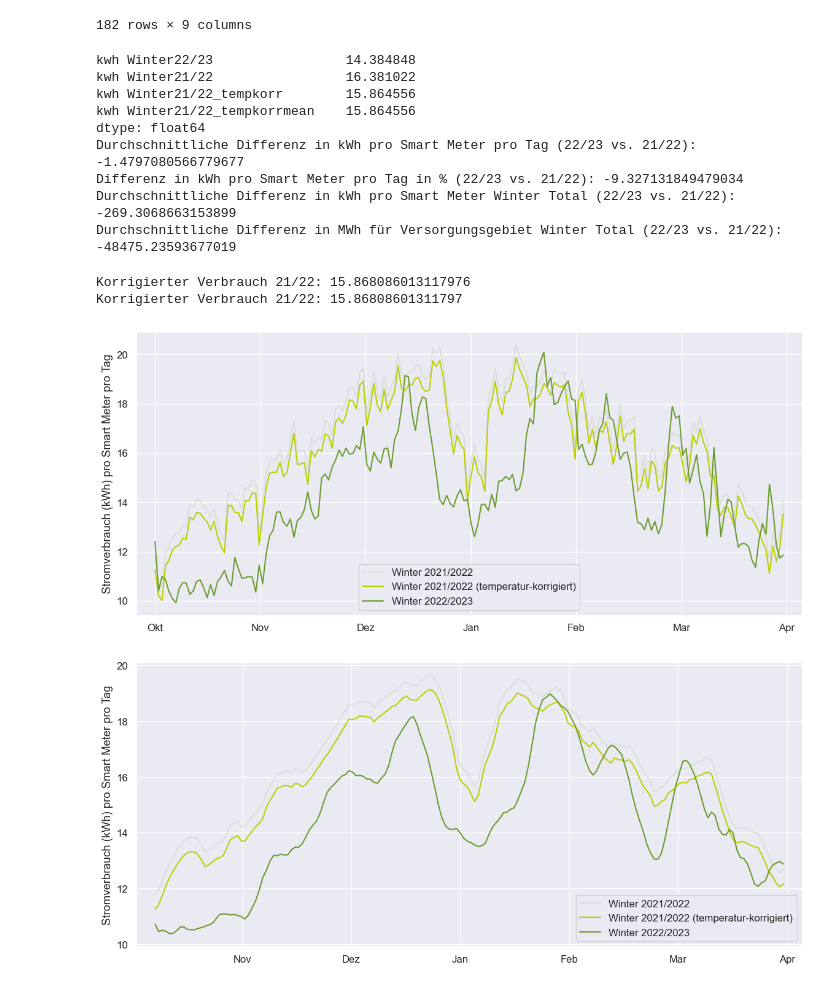
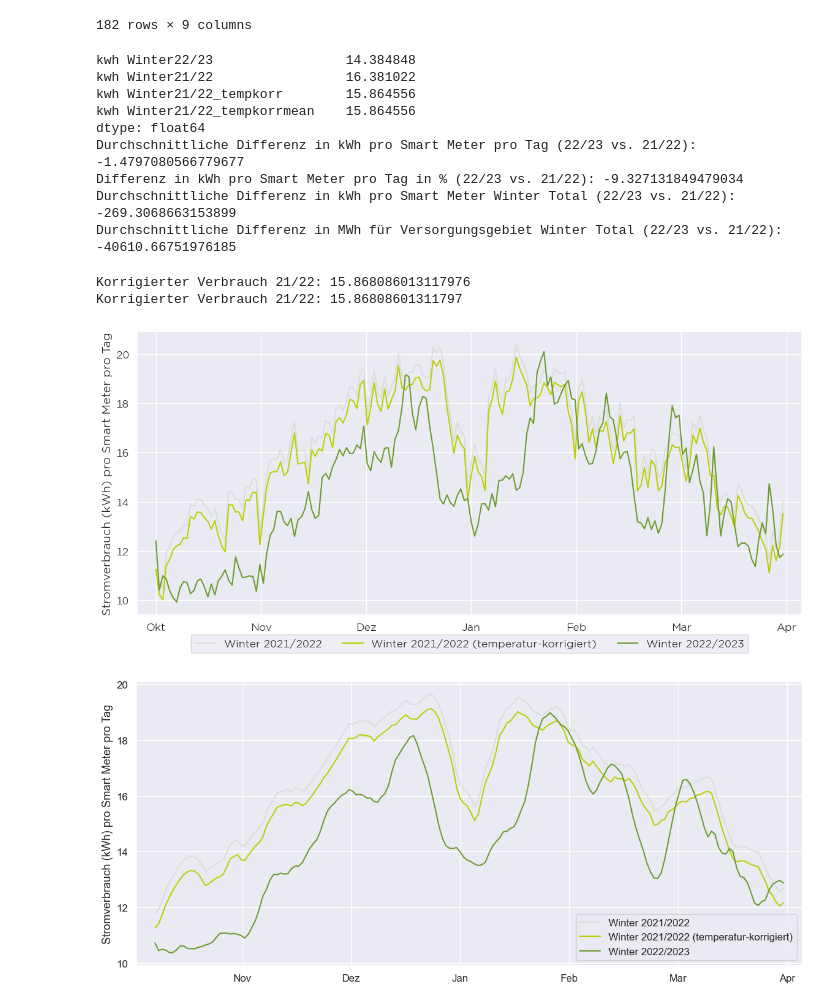
Before and after one commit to axpogroup/ckw-opendata, a Jupyter notebook: ckw.ch/Descriptives Agg.ipynb, the cells around one changed output. Drawn from its saved outputs; the diff is of its cells as text; code cells hidden in the pictures.

```diff
--- a/ckw.ch/Descriptives Agg.ipynb
+++ b/ckw.ch/Descriptives Agg.ipynb
@@ -474,6 +474,7 @@ df_data
 df_data = pd.read_pickle("Dataset04.pkl")
 sns.set_theme() # definiere Seaborn als Plot-Stil
 sns.set(font_scale=1.1) # Anpassung Default-Schriftgrösse
+plt.rcParams["font.family"] = "Gotham Office"
 # %% [markdown]
 #### Smart Meter Rollout
 # %%
@@ -734,7 +743,7 @@ print(df_diff)
 print("Durchschnittliche Differenz in kWh pro Smart Meter pro Tag (22/23 vs. 21/22):",df_day['kwh Winter22/23'].mean() - df_day['kwh Winter21/22_tempkorr'].mean()) # Unterschied in Winterhalbjahren
 print("Differenz in kWh pro Smart Meter pro Tag in % (22/23 vs. 21/22):",((df_day['kwh Winter22/23'].mean() - df_day['kwh Winter21/22_tempkorr'].mean())/df_day['kwh Winter21/22_tempkorr'].mean())*100) # Unterschied in Winterhalbjahren --> evt. auf Jahr 22/23 beziehen
 print("Durchschnittliche Differenz in kWh pro Smart Meter Winter Total (22/23 vs. 21/22):",df_day['kwh Winter22/23'].sum() - df_day['kwh Winter21/22_tempkorr'].sum()) # Unterschied in Winterhalbjahren pro SM Total
-print("Durchschnittliche Differenz in MWh für Versorgungsgebiet Winter Total (22/23 vs. 21/22):",((df_day['kwh Winter22/23'].sum() - df_day['kwh Winter21/22_tempkorr'].sum())*180000)/1000) # Unterschied in Winterhalbjahren Versorgungsgebiet
+print("Durchschnittliche Differenz in MWh für Versorgungsgebiet Winter Total (22/23 vs. 21/22):",((df_day['kwh Winter22/23'].sum() - df_day['kwh Winter21/22_tempkorr'].sum())*150797)/1000) # Unterschied in Winterhalbjahren Versorgungsgebiet (Annahme: 150'797 SM < 25 MWh)
 # %% [output]
 kwh Winter22/23                 14.384848
 kwh Winter21/22                 16.381022
@@ -744,7 +753,7 @@ dtype: float64
 Durchschnittliche Differenz in kWh pro Smart Meter pro Tag (22/23 vs. 21/22): -1.4797080566779677
 Differenz in kWh pro Smart Meter pro Tag in % (22/23 vs. 21/22): -9.327131849479034
 Durchschnittliche Differenz in kWh pro Smart Meter Winter Total (22/23 vs. 21/22): -269.3068663153899
-Durchschnittliche Differenz in MWh für Versorgungsgebiet Winter Total (22/23 vs. 21/22): -48475.23593677019
+Durchschnittliche Differenz in MWh für Versorgungsgebiet Winter Total (22/23 vs. 21/22): -40610.66751976185
 # %%
 #Cross-Check Datenvollständigkeit
 
@@ -756,31 +765,34 @@ Korrigierter Verbrauch 21/22: 15.86808601311797
 # %%
 # Grafik temparaturkorrigierter Verbrauch Wintermonate
 
 fig, ax = plt.subplots(figsize = (14,6))
 
 ax.plot(df_day['date'], df_day['kwh Winter21/22'], color = '#DBDFDB', label='Winter 2021/2022')
 #ax.plot(df_day['date'], df_day['kwh Winter21/22_tempkorr'], color = 'steelblue', label='Winter 2021/2022 (temperatur-korrigiert)')
 ax.plot(df_day['date'], df_day['kwh Winter21/22_tempkorrmean'], color = '#BCCF02', label='Winter 2021/2022 (temperatur-korrigiert)')
 ax.plot(df_day['date'], df_day['kwh Winter22/23'], color = '#6C9C30', label='Winter 2022/2023')
 
 #Zentrierte X-Achsen Labels
 months = ['Okt', 'Nov', 'Dez', 'Jan', 'Feb', 'Mar', 'Apr']
 new_m=[]
 for m in months: #'', 'Jan', 'Feb', ...
    new_m.append('        %s'%m) # Leerschläge vor Monatsname
 
 plt.xticks(np.linspace(0,182,7), new_m)
 plt.xticks(np.linspace(0,182,7), months)
 
 plt.ylabel("Stromverbrauch (kWh) pro Smart Meter pro Tag") # Y-Label
 ax.legend() # Hinzufügen Legende
 
 plt.margins(x=0.03) # Anpassen Seitenrand
 
-plt.savefig("C:/Users/ckw-stea/OneDrive - CKW-Gruppe/Desktop/Python/Grafiken/Winter.png", format='png')
+ax.legend(loc='upper center', bbox_to_anchor=(0.5, -0.05),
+          fancybox=True, shadow=False, ncol=5)
+
+plt.savefig("C:/Users/ckw-stea/OneDrive - CKW-Gruppe/Desktop/Python/Grafiken/Winter.pdf", format='pdf')
 plt.show()
 # %% [output]
-[figure, old version]
+[figure, new version]
 # %%
 # Grafik mit rollierendem Verbrauch über letzte 7 Tage
 
```
Also changed, not shown: parts of 2 cells of this notebook.
